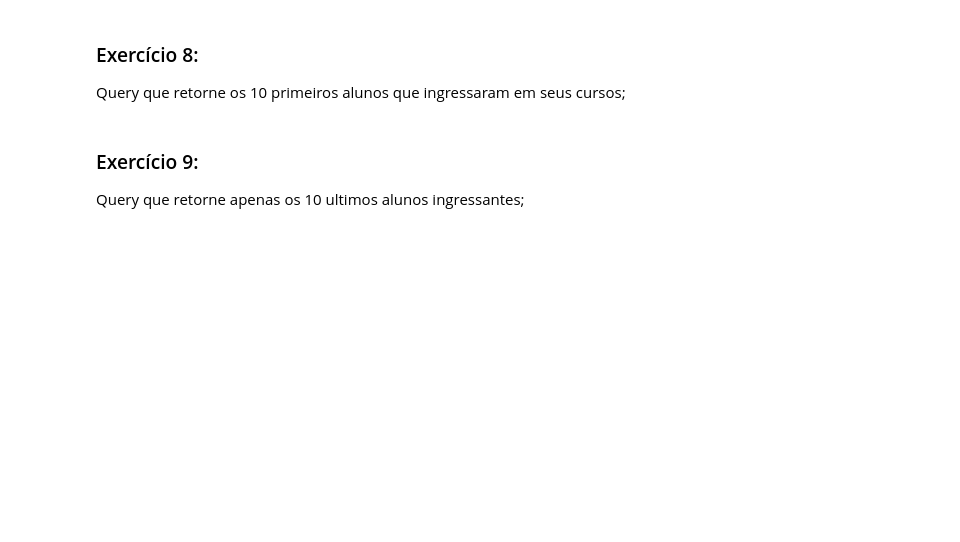
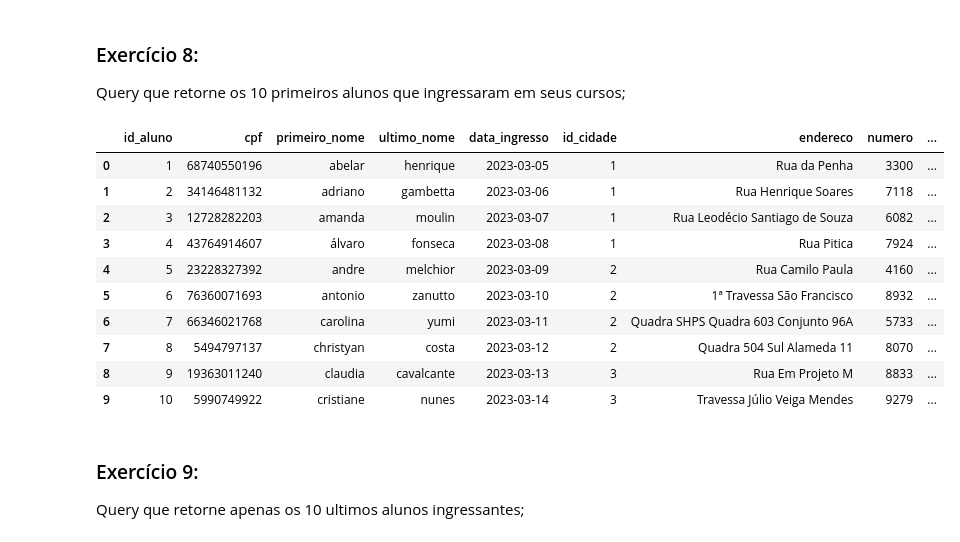
Before and after one commit to PurpleLobster31/SC-Modulo-III, a Jupyter notebook: Aula_5/aula_5.ipynb, the cells around one changed output. Cells and saved outputs as stored; diff of their text form; code cells hidden in the pictures; blank space fills up the shorter version.

```diff
--- a/Aula_5/aula_5.ipynb
+++ b/Aula_5/aula_5.ipynb
@@ -607,6 +667,26 @@ ps.sqldf(query)
 ### Exercício 8:
 
 Query que retorne os 10 primeiros alunos que ingressaram em seus cursos;
+# %%
+query = """
+    SELECT * from alunos
+    ORDER BY data_ingresso ASC
+    LIMIT 10
+"""
+
+ps.sqldf(query)
+# %% [output]
+|  | id_aluno | cpf | primeiro_nome | ultimo_nome | data_ingresso | id_cidade | endereco | numero | ... |
+| 0 | 1 | 68740550196 | abelar | henrique | 2023-03-05 | 1 | Rua da Penha | 3300 | ... |
+| 1 | 2 | 34146481132 | adriano | gambetta | 2023-03-06 | 1 | Rua Henrique Soares | 7118 | ... |
+| 2 | 3 | 12728282203 | amanda | moulin | 2023-03-07 | 1 | Rua Leodécio Santiago de Souza | 6082 | ... |
+| 3 | 4 | 43764914607 | álvaro | fonseca | 2023-03-08 | 1 | Rua Pitica | 7924 | ... |
+| 4 | 5 | 23228327392 | andre | melchior | 2023-03-09 | 2 | Rua Camilo Paula | 4160 | ... |
+| 5 | 6 | 76360071693 | antonio | zanutto | 2023-03-10 | 2 | 1ª Travessa São Francisco | 8932 | ... |
+| 6 | 7 | 66346021768 | carolina | yumi | 2023-03-11 | 2 | Quadra SHPS Quadra 603 Conjunto 96A | 5733 | ... |
+| 7 | 8 | 5494797137 | christyan | costa | 2023-03-12 | 2 | Quadra 504 Sul Alameda 11 | 8070 | ... |
+| 8 | 9 | 19363011240 | claudia | cavalcante | 2023-03-13 | 3 | Rua Em Projeto M | 8833 | ... |
+| 9 | 10 | 5990749922 | cristiane | nunes | 2023-03-14 | 3 | Travessa Júlio Veiga Mendes | 9279 | ... |
 # %% [markdown]
 ### Exercício 9:
 
```
Also changed, not shown: parts of 24 cells of this notebook.
